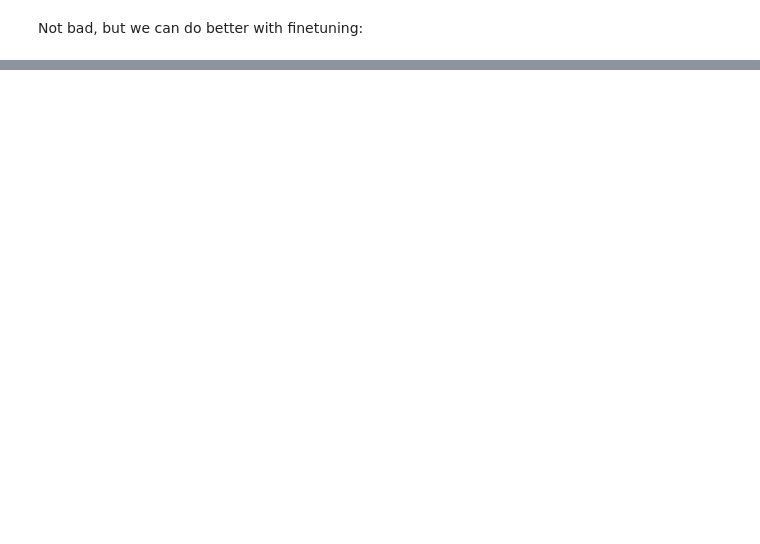
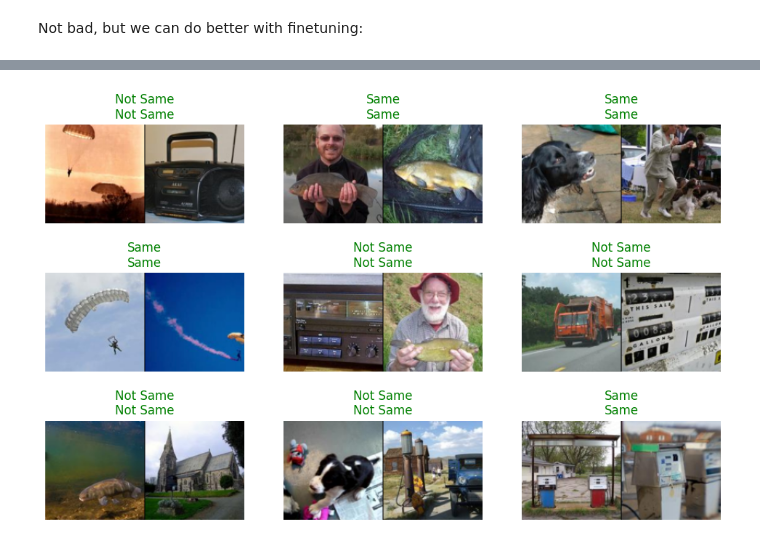
Before and after one commit to Irad-Zehavi/similarity-learning, a Jupyter notebook: nbs/index.ipynb, the cells around one changed output, grey strips where cells are left out. Saved outputs shown, nothing was run; the diff lists cells and outputs as text; code cells hidden in the pictures; blank space fills up the shorter version.

```diff
--- a/nbs/index.ipynb
+++ b/nbs/index.ipynb
@@ -60,0 +63,3 @@ learn.validate()
+# %%
+learn.show_results()
+# %% [output]
@@ -60,0 +67 @@ learn.validate()
+[figure, added]
```
Also changed, not shown: parts of 9 cells of this notebook, 9 other files.
